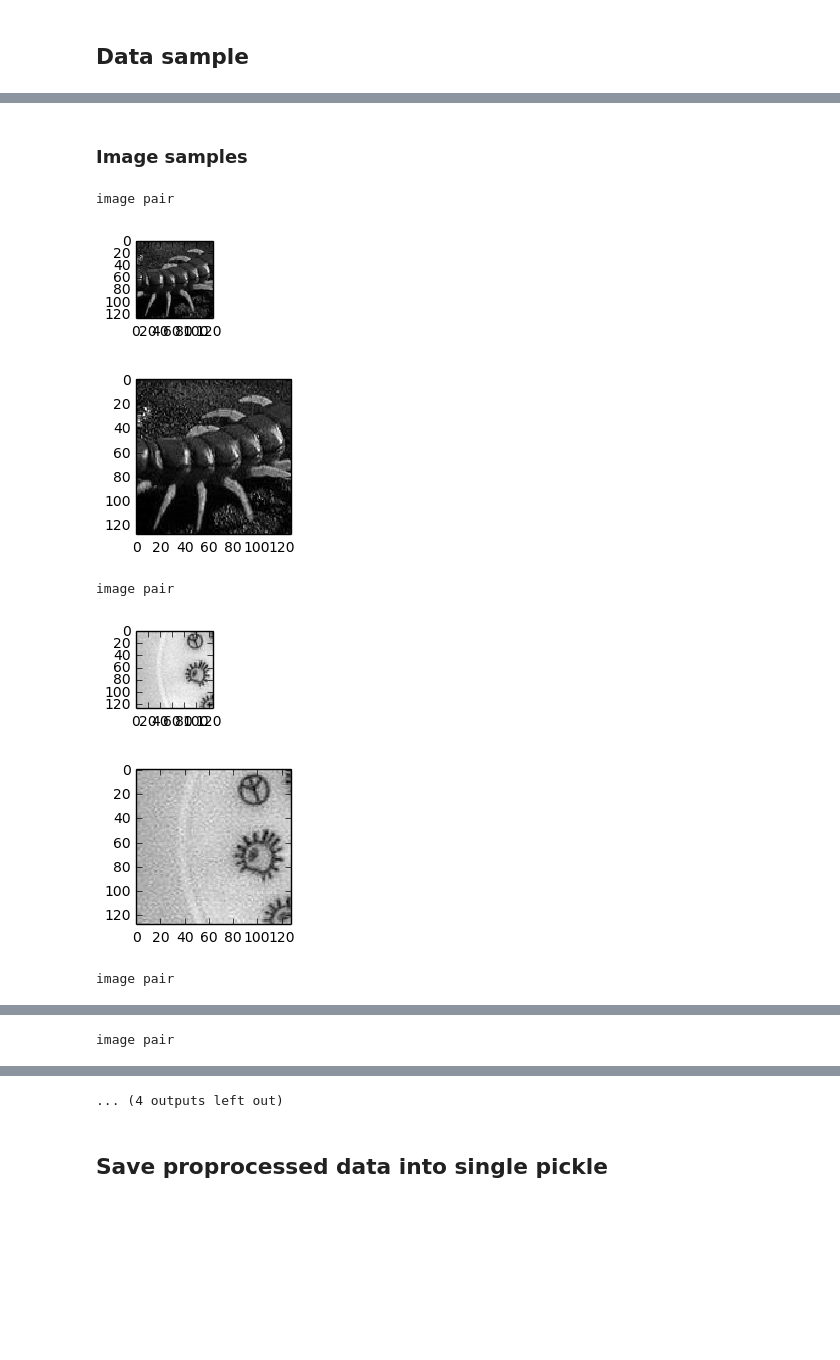
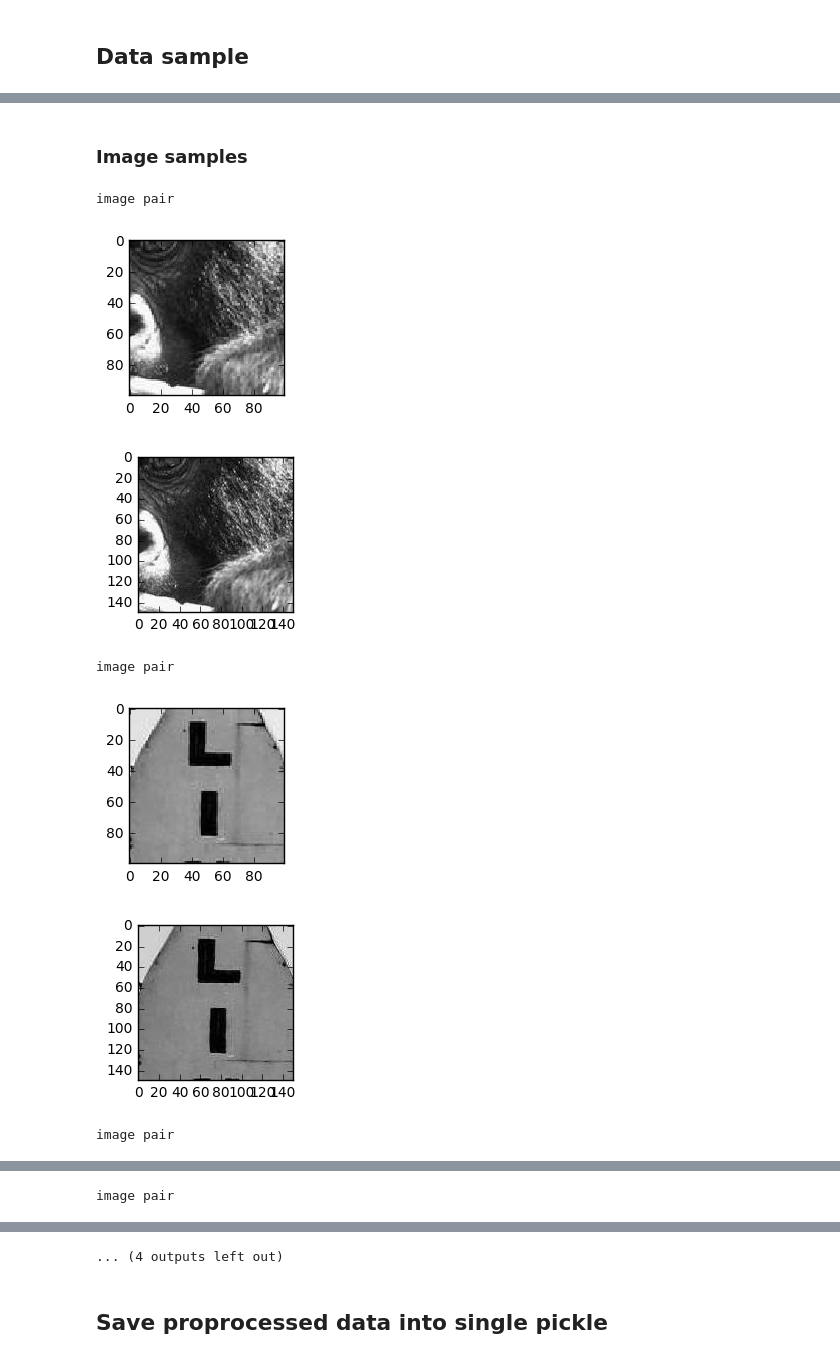
Before and after one commit to lucasdupin/ml-image-scaling, a Jupyter notebook: 1_preprocessing.ipynb, the cells around one changed output, grey strips where cells are left out. Drawn from its saved outputs; the diff is of its cells as text; code cells hidden in the pictures; blank space fills up the shorter version.

Commit message:
1.0 std dev, image downscale of 33%

```diff
--- a/1_preprocessing.ipynb
+++ b/1_preprocessing.ipynb
@@ -78,8 +78,8 @@ Now that we have the database we need to normalize all images.
 We are going to resize all of them to 128x128, and create their smaller counterparts.
 These will be our data and labels.
 # %%
-original_size = (128, 128)
-small_size = (64, 64)
+original_size = (150, 150)
+small_size = (100, 100)
 
 if not os.path.exists('data/X'):
     os.mkdir('data/X')
@@ -111,12 +111,9 @@ def process_image(image_path):
                                  center[0] + size/2,
                                  center[1] + size/2))
         # High-res version - labels
-        cropped = cropped.resize(original_size, Image.ANTIALIAS)
         cropped.save(os.path.join('data/y', file))
         # Generate low-res version of the image - train data
         small = cropped.resize(small_size, Image.ANTIALIAS)
-        # Scale up again, to keep the same number of pixels, but with worse resolution
-        small = small.resize(original_size)
         small.save(os.path.join('data/X', file))
 
 for folder in image_folders:
@@ -160,7 +157,7 @@ def load_folder(folder, image_size):
             continue
         image_file = os.path.join(folder, image)
         # Load image as grayscale/luminance, flattening it
-        image_data = (ndimage.imread(image_file, False, mode='L').astype(float) - pixel_depth / 2) / pixel_depth
+        image_data = (ndimage.imread(image_file, False, mode='L').astype(float) - pixel_depth / 2) / pixel_depth * 2.0
         if image_data.shape != image_size:
             raise Exception('Unexpected image shape: %s' % str(image_data.shape))
         dataset[num_images, :, :] = image_data
@@ -175,7 +172,7 @@ def load_folder(folder, image_size):
     print('Standard deviation:', np.std(dataset))
     return dataset
 
-X = load_folder('data/X', original_size)
+X = load_folder('data/X', small_size)
 print("")
 y = load_folder('data/y', original_size)
 # %% [output]
@@ -266,20 +269,20 @@ array([[ 0.20196079,  0.29215688,  0.37058824, ..., -0.19803922,
 # %%
 display(Markdown("### Image samples"))
 for _ in range(5):
     _x, _y = random.choice(list(zip(X, y)))
     print("image pair")
-    plt.figure(figsize = (1, 1))
+    plt.figure(figsize = (2, 2))
     plt.imshow(_x, cmap="gray", interpolation="nearest")
     plt.show()
     plt.figure(figsize = (2, 2))
     plt.imshow(_y, cmap="gray", interpolation="nearest")
     plt.show()
 # %% [output]
 ### Image samples
 image pair
-[figure, old version]
+[figure, new version]
-[figure, old version]
+[figure, new version]
 image pair
-[figure, old version]
+[figure, new version]
-[figure, old version]
+[figure, new version]
 image pair
```
Also changed, not shown: parts of 6 cells of this notebook, 2 other files.
